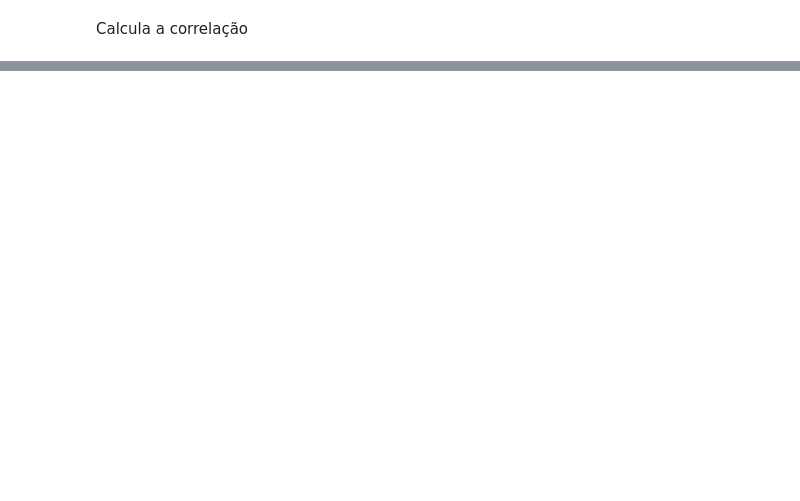
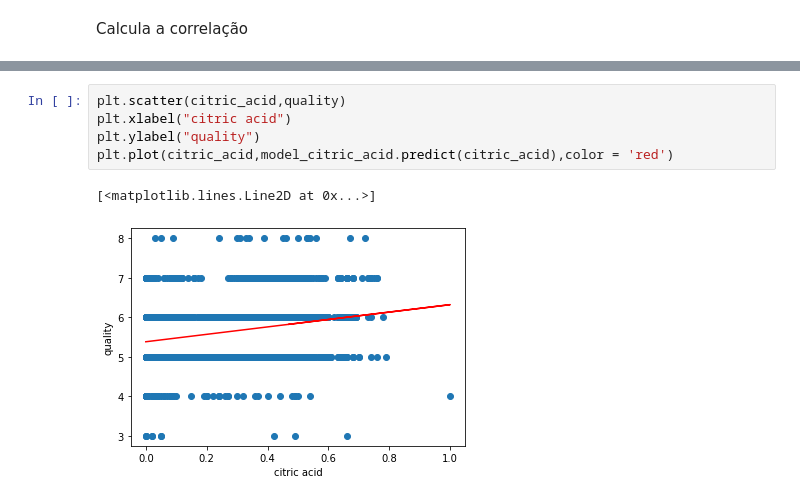
Before and after one commit to viniolvs/ML-Regression, a Jupyter notebook: trab3.ipynb, the cells around one changed output, grey strips where cells are left out. Saved outputs shown, nothing was run; the diff lists cells and outputs as text; blank space fills up the shorter version.

```diff
--- a/trab3.ipynb
+++ b/trab3.ipynb
@@ -101,0 +146,8 @@ Correlação de alcohol em qualidade =
+# %%
+plt.scatter(citric_acid,quality)
+plt.xlabel("citric acid")
+plt.ylabel("quality")
+plt.plot(citric_acid,model_citric_acid.predict(citric_acid),color = 'red')
+# %% [output]
+[<matplotlib.lines.Line2D at 0x...>]
+[figure, added]
```
Also changed, not shown: parts of 13 cells of this notebook.
